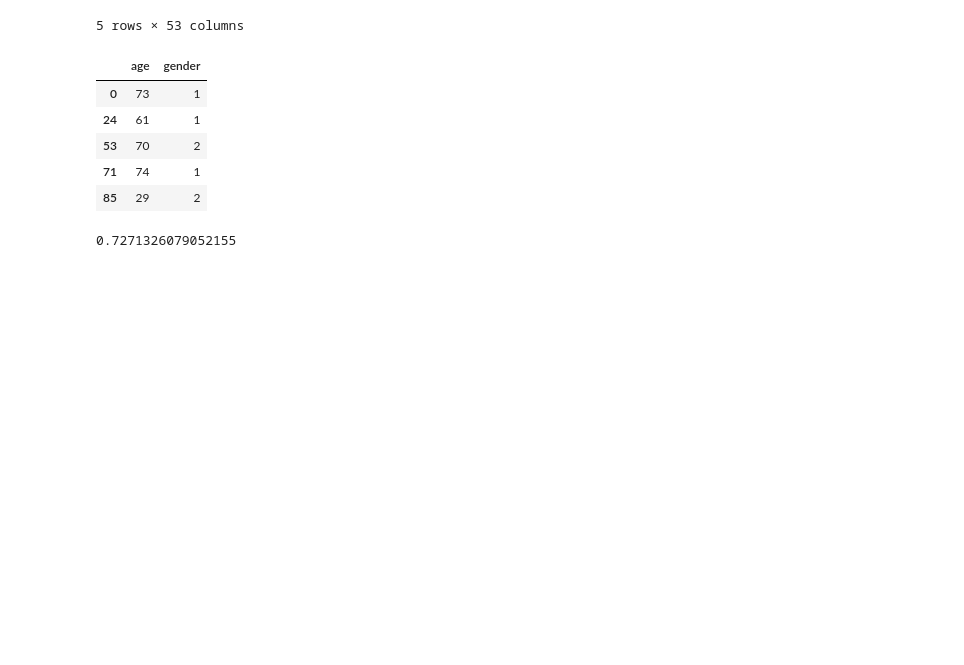
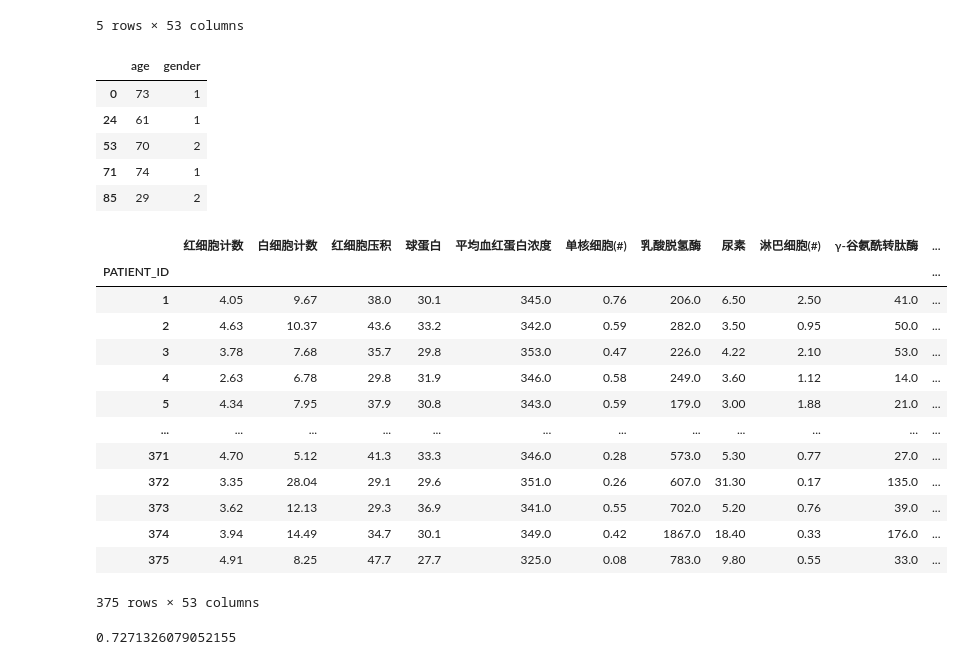
Before and after one commit to mini-pw/2021L-WB-ML, a Jupyter notebook: DeepJajo/Netherlands_x_China.ipynb, the cells around one changed output. Cells and saved outputs as stored; diff of their text form; code cells hidden in the pictures; blank space fills up the shorter version.

```diff
--- a/DeepJajo/Netherlands_x_China.ipynb
+++ b/DeepJajo/Netherlands_x_China.ipynb
@@ -256,6 +325,23 @@ age_sex_df.head()
 | 53 | 70 | 2 |
 | 71 | 74 | 1 |
 | 85 | 29 | 2 |
+# %%
+blood_df
+# %% [output]
+|  | 红细胞计数 | 白细胞计数 | 红细胞压积 | 球蛋白 | 平均血红蛋白浓度 | 单核细胞(#) | 乳酸脱氢酶 | 尿素 | 淋巴细胞(#) | γ-谷氨酰转肽酶 | ... |
+| PATIENT_ID |  |  |  |  |  |  |  |  |  |  | ... |
+| 1 | 4.05 | 9.67 | 38.0 | 30.1 | 345.0 | 0.76 | 206.0 | 6.50 | 2.50 | 41.0 | ... |
+| 2 | 4.63 | 10.37 | 43.6 | 33.2 | 342.0 | 0.59 | 282.0 | 3.50 | 0.95 | 50.0 | ... |
+| 3 | 3.78 | 7.68 | 35.7 | 29.8 | 353.0 | 0.47 | 226.0 | 4.22 | 2.10 | 53.0 | ... |
+| 4 | 2.63 | 6.78 | 29.8 | 31.9 | 346.0 | 0.58 | 249.0 | 3.60 | 1.12 | 14.0 | ... |
+| 5 | 4.34 | 7.95 | 37.9 | 30.8 | 343.0 | 0.59 | 179.0 | 3.00 | 1.88 | 21.0 | ... |
+| ... | ... | ... | ... | ... | ... | ... | ... | ... | ... | ... | ... |
+| 371 | 4.70 | 5.12 | 41.3 | 33.3 | 346.0 | 0.28 | 573.0 | 5.30 | 0.77 | 27.0 | ... |
+| 372 | 3.35 | 28.04 | 29.1 | 29.6 | 351.0 | 0.26 | 607.0 | 31.30 | 0.17 | 135.0 | ... |
+| 373 | 3.62 | 12.13 | 29.3 | 36.9 | 341.0 | 0.55 | 702.0 | 5.20 | 0.76 | 39.0 | ... |
+| 374 | 3.94 | 14.49 | 34.7 | 30.1 | 349.0 | 0.42 | 1867.0 | 18.40 | 0.33 | 176.0 | ... |
+| 375 | 4.91 | 8.25 | 47.7 | 27.7 | 325.0 | 0.08 | 783.0 | 9.80 | 0.55 | 33.0 | ... |
+375 rows × 53 columns
 # %%
 age_sex_df_model = model.fit(age_sex_df, y)
 blood_model = model.fit(blood_df, y)
```
Also changed, not shown: parts of 9 cells of this notebook, 1 other file.
